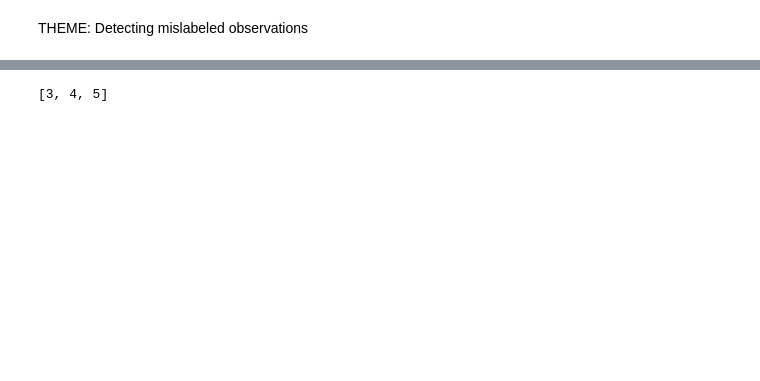
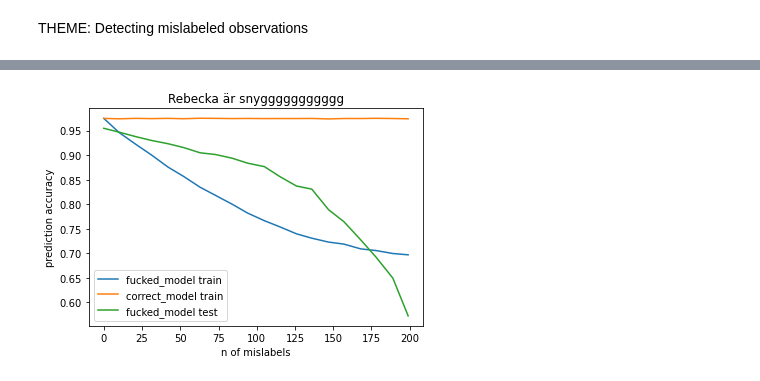
Before and after one commit to antonsandberg/Big-Data, a Jupyter notebook: Project1.ipynb, the cells around one changed output, grey strips where cells are left out. Saved outputs shown, nothing was run; the diff lists cells and outputs as text; code cells hidden in the pictures; blank space fills up the shorter version.

```diff
--- a/Project1.ipynb
+++ b/Project1.ipynb
@@ -485,5 +488,51 @@ for x='cart', acc=0.5222, sens=0.5740, spec=0.4847, prec=0.5590, rec=0.5541, f1_
-# %%
-a = [1,2,3,4,5]
-print(a[2:])
-# %% [output]
-[3, 4, 5]
+# %%
+# Antons lösning
+model2_scores = []
+model1_scores = []
+model3_scores = []
+ps = np.round(np.linspace(0, int(35*5.69), 20))
+n_of_tries = 100
+for p in ps:
+    model1_score = 0
+    model2_score = 0
+    model3_score = 0
+    model2 = QuadraticDiscriminantAnalysis()
+    model1 = QuadraticDiscriminantAnalysis()
+    for _ in range(n_of_tries):
+        cutoff = int(len(y)*0.75)
+        X_train, X_test, y_train, y_test = train_test_split(
+                X, y,stratify=y, test_size=0.25)
+
+        change_indexes = np.random.choice(cutoff, int(p), replace=False)
+        y_train_change = deepcopy(y_train)
+        for i in change_indexes:
+            y_train_change[i] = (y_train_change[i]+1) % 2
+
+        model1.fit(X_train, y_train)
+        model2.fit(X_train, y_train_change)
+        prediction1 = model1.predict(X_train)
+        prediction2 = model2.predict(X_train)
+        prediction3 = model2.predict(X_test)
+
+        model1_score += 1-zero_one_loss(prediction1, y_train)
+        model2_score += 1-zero_one_loss(prediction2, y_train_change)
+        model3_score += 1-zero_one_loss(prediction3, y_test)
+
+
+    model2_score /= n_of_tries
+    model1_score /= n_of_tries
+    model3_score /= n_of_tries
+    model2_scores.append(model2_score)
+    model1_scores.append(model1_score)
+    model3_scores.append(model3_score)
+
+plt.plot(ps, model2_scores, label='fucked_model train')
+plt.plot(ps, model1_scores, label='correct_model train')
+plt.plot(ps, model3_scores, label='fucked_model test')
+plt.xlabel('n of mislabels')
+plt.ylabel('prediction accuracy')
+plt.legend()
+plt.title('Rebecka är snyggggggggggg')
+plt.show()
+# %% [output]
+[figure, added]
```
Also changed, not shown: parts of 10 cells of this notebook.
